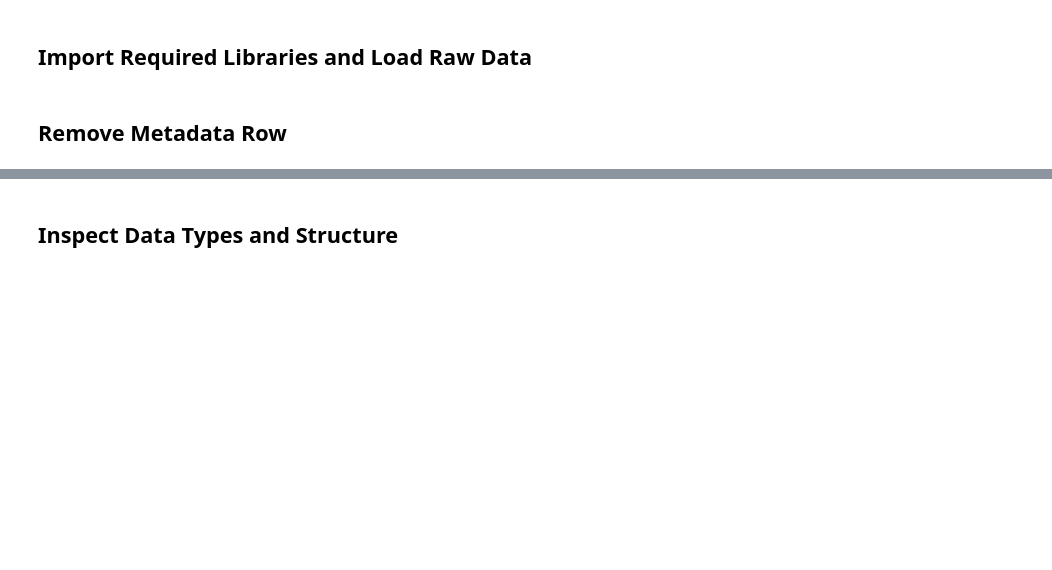
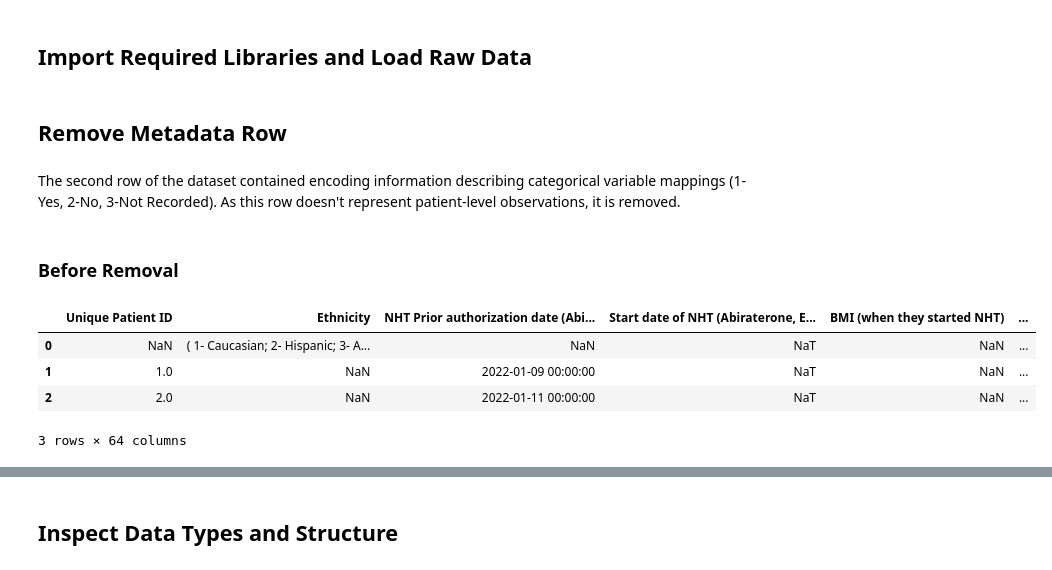
Before and after one commit to kstatham402/170A_Capstone_Project, a Jupyter notebook: notebooks/01_data_cleaning.ipynb, the cells around one changed output, grey strips where cells are left out. Drawn from its saved outputs; the diff is of its cells as text; code cells hidden in the pictures; blank space fills up the shorter version.

```diff
--- a/notebooks/01_data_cleaning.ipynb
+++ b/notebooks/01_data_cleaning.ipynb
@@ -5,5 +5,21 @@ This retrospective study examines cardiovascular (CV) risk assessment and toxici
 ## Import Required Libraries and Load Raw Data
 # %%
 import pandas as pd
+import os
+
+excel_file = os.path.join('..', 'data', 'raw', 'Cardio_onc_prostate_students.xlsx')
+df = pd.read_excel(excel_file)
 # %% [markdown]
 ## Remove Metadata Row
+# %% [markdown]
+The second row of the dataset contained encoding information describing categorical variable mappings (1-Yes, 2-No, 3-Not Recorded). As this row doesn't represent patient-level observations, it is removed.
+# %% [markdown]
+### Before Removal
+# %%
+df.head(3)
+# %% [output]
+|  | Unique Patient ID | Ethnicity | NHT Prior authorization date (Abi... | Start date of NHT (Abiraterone, E... | BMI (when they started NHT) | ... |
+| 0 | NaN | ( 1- Caucasian; 2- Hispanic; 3- A... | NaN | NaT | NaN | ... |
+| 1 | 1.0 | NaN | 2022-01-09 00:00:00 | NaT | NaN | ... |
+| 2 | 2.0 | NaN | 2022-01-11 00:00:00 | NaT | NaN | ... |
+3 rows × 64 columns
```
Also changed, not shown: parts of 16 cells of this notebook.
